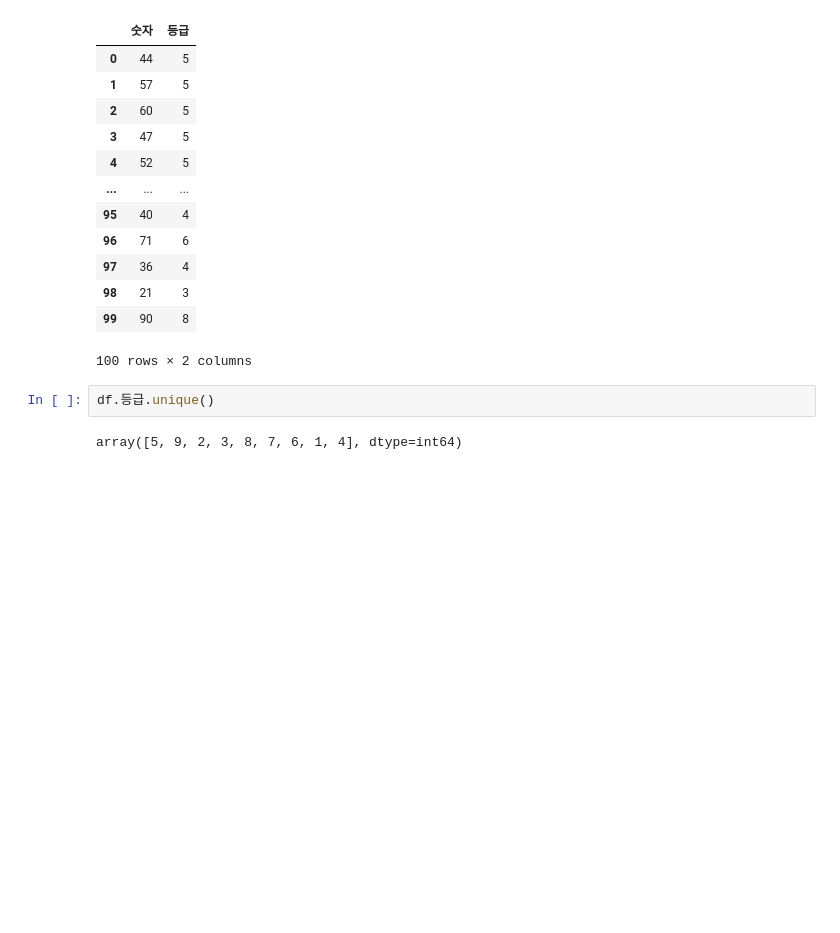
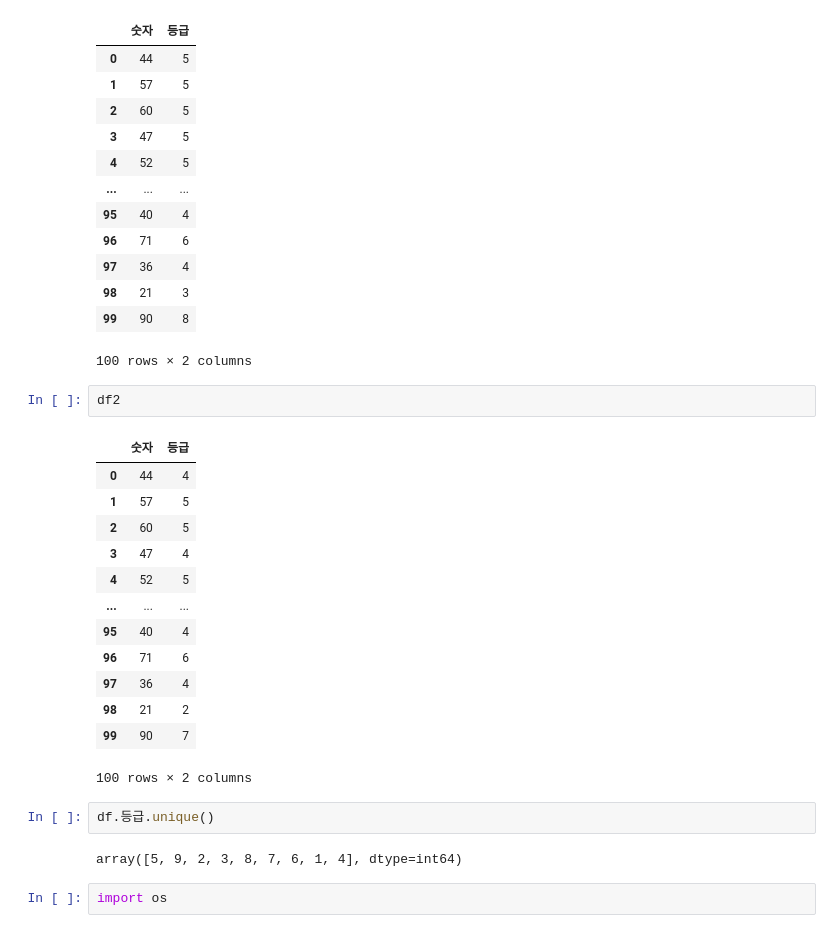
Before and after one commit to Busan-Bigdata-analysis/storage, a Jupyter notebook: scoreCalculation/classification.ipynb, the cells around one changed output. Saved outputs shown, nothing was run; the diff lists cells and outputs as text; blank space fills up the shorter version.

```diff
--- a/scoreCalculation/classification.ipynb
+++ b/scoreCalculation/classification.ipynb
@@ -108,7 +278,25 @@ df
 | 98 | 21 | 3 |
 | 99 | 90 | 8 |
 100 rows × 2 columns
+# %%
+df2
+# %% [output]
+|  | 숫자 | 등급 |
+| 0 | 44 | 4 |
+| 1 | 57 | 5 |
+| 2 | 60 | 5 |
+| 3 | 47 | 4 |
+| 4 | 52 | 5 |
+| ... | ... | ... |
+| 95 | 40 | 4 |
+| 96 | 71 | 6 |
+| 97 | 36 | 4 |
+| 98 | 21 | 2 |
+| 99 | 90 | 7 |
+100 rows × 2 columns
 # %%
 df.등급.unique()
 # %% [output]
 array([5, 9, 2, 3, 8, 7, 6, 1, 4], dtype=int64)
+# %%
+import os
```
Also changed, not shown: parts of 22 cells of this notebook, 1 other file.
